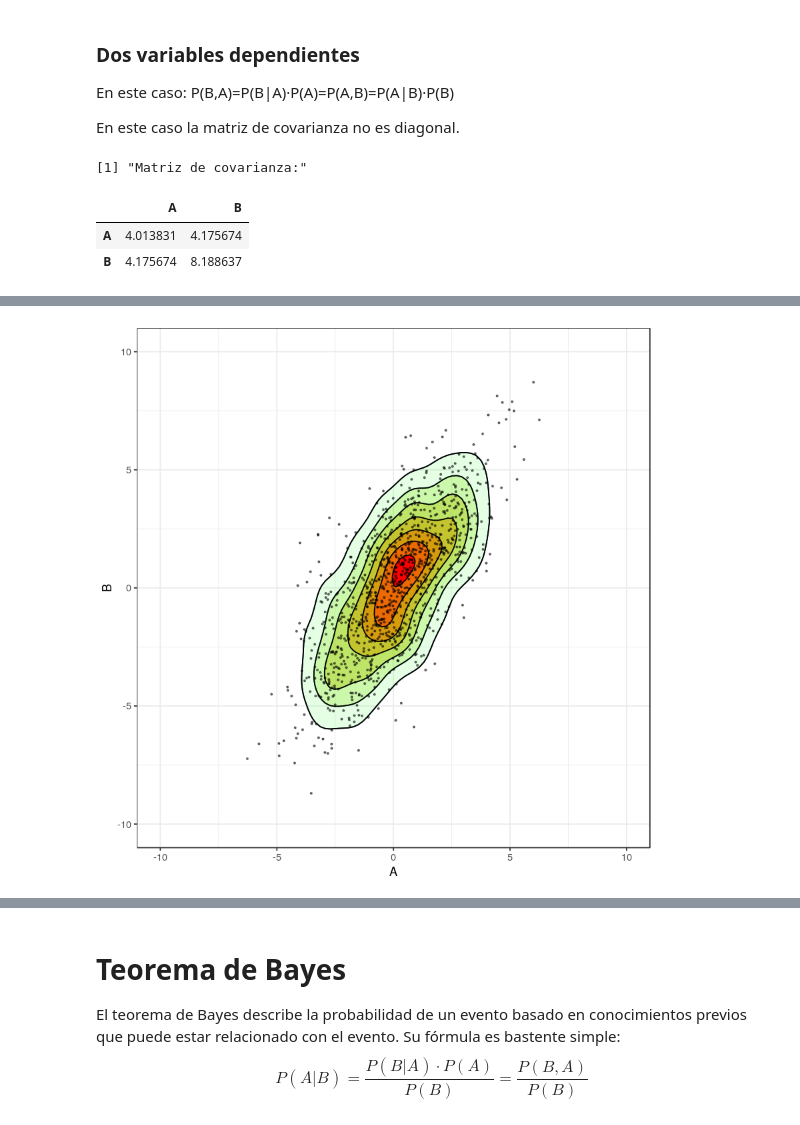
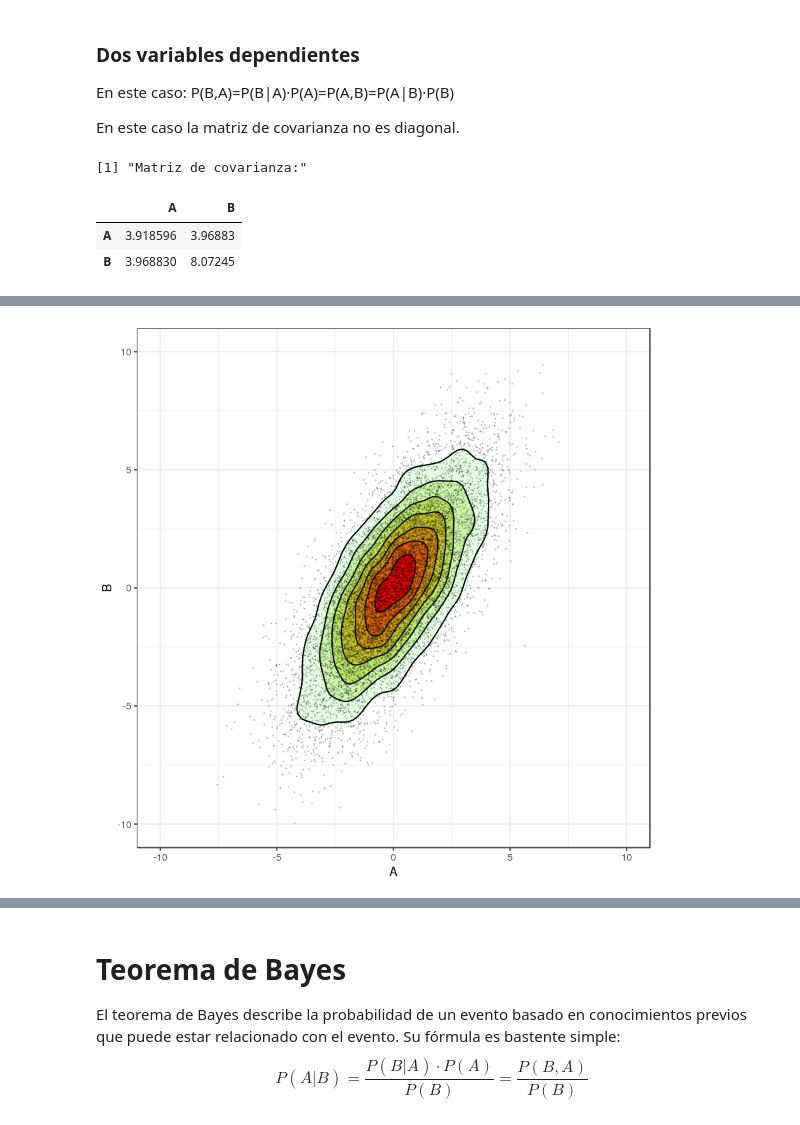
Before and after one commit to planga82/KeepCodingEstadisticaR, a Jupyter notebook: 5 - Relaciones entre variables.ipynb, the cells around one changed output, grey strips where cells are left out. Cells and saved outputs as stored; diff of their text form; code cells hidden in the pictures.

```diff
--- a/5 - Relaciones entre variables.ipynb
+++ b/5 - Relaciones entre variables.ipynb
@@ -956,8 +1094,9 @@ P(B,A)=P(B|A)·P(A)=P(A,B)=P(A|B)·P(B)
 
 En este caso la matriz de covarianza no es diagonal.
 # %%
-A<-rnorm(1000,mean=0,sd=2)
-B<-A+rnorm(1000,mean=0,sd=2)
+N<-10000
+A<-rnorm(N,mean=0,sd=2)
+B<-A+rnorm(N,mean=0,sd=2)
 df<-data.frame(A,B)
 
 print(paste("Matriz de covarianza:"))
@@ -967,10 +1106,10 @@ library(ggplot2)
 ggplot(df, aes(x=A, y=B))+geom_density2d(aes(colour=..level..)) +
   stat_density2d(aes(fill=..level..,alpha=..level..),geom='polygon',colour='black') +
   scale_fill_continuous(low="green",high="red") +
-  geom_point(alpha=0.5,size=0.5)+
+  geom_point(alpha=0.2,size=0.1)+
   theme_bw()+theme(legend.position="none")+xlim(c(-10,10))+ylim(c(-10,10))
 # %% [output]
 [1] "Matriz de covarianza:"
 |  | A | B |
-| A | 4.013831 | 4.175674 |
-| B | 4.175674 | 8.188637 |
+| A | 3.918596 | 3.96883 |
+| B | 3.968830 | 8.07245 |
@@ -977 +1120 @@ ggplot(df, aes(x=A, y=B))+geom_density2d(aes(colour=..level..)) +
-[figure, old version]
+[figure, new version]
```
Also changed, not shown: parts of 19 cells of this notebook, 19 other files.
